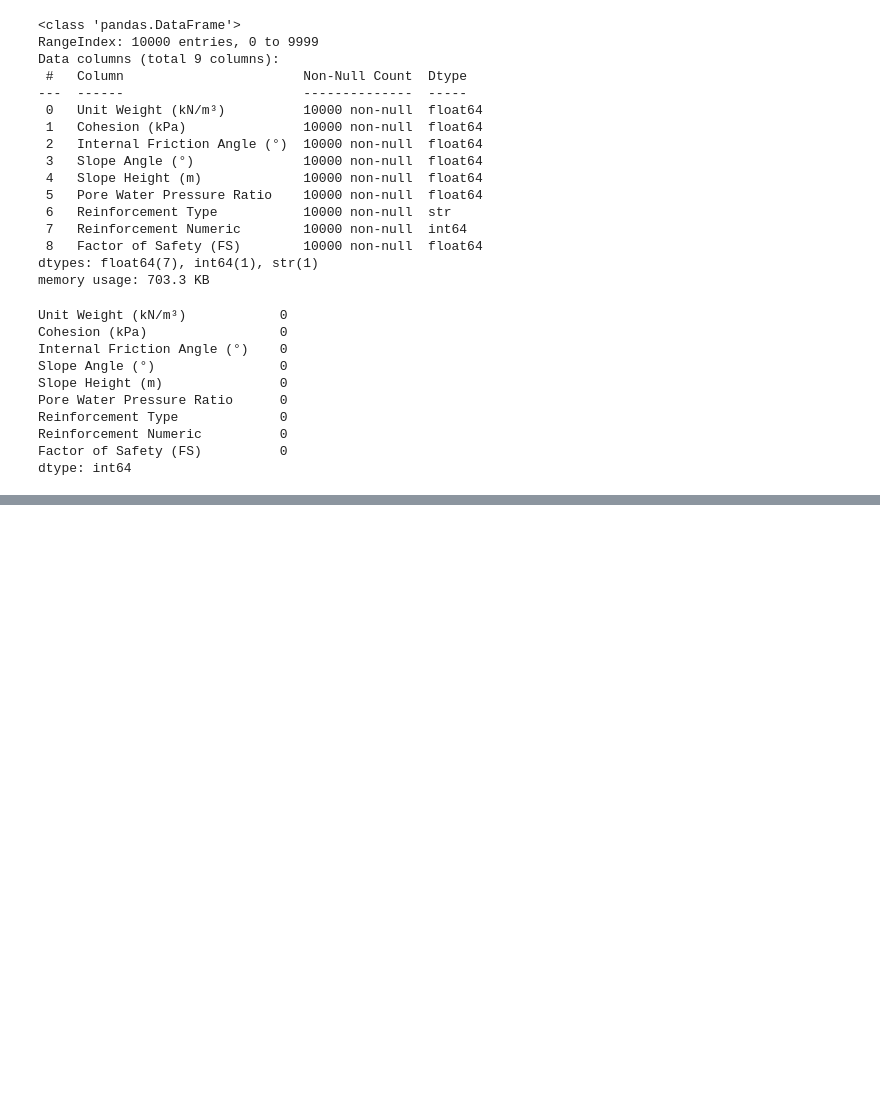
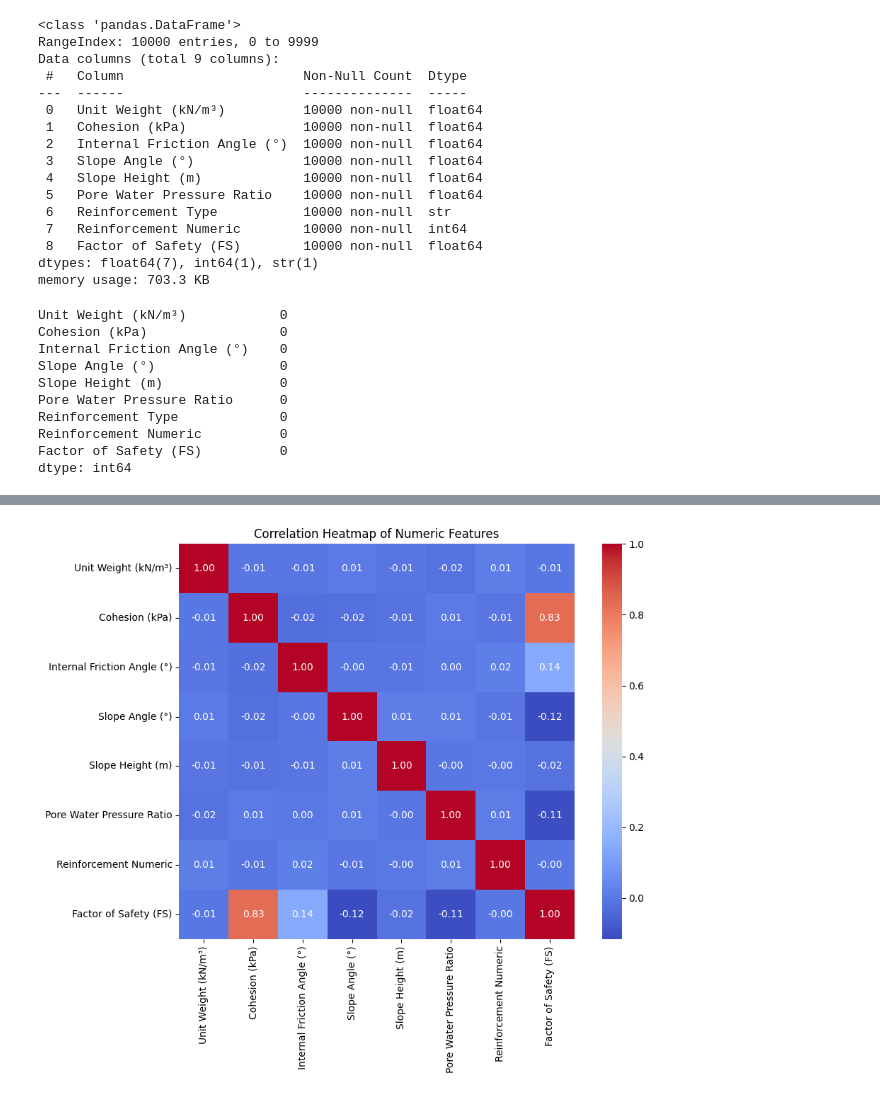
Before and after one commit to Yashar7800/Slope-Stability-Prediction, a Jupyter notebook: research/02_data_preprocessing.ipynb, the cells around one changed output, grey strips where cells are left out. Saved outputs shown, nothing was run; the diff lists cells and outputs as text; code cells hidden in the pictures; blank space fills up the shorter version.

```diff
--- a/research/02_data_preprocessing.ipynb
+++ b/research/02_data_preprocessing.ipynb
@@ -88,0 +162,13 @@ dtype: int64
+# %%
+numeric_df = data.select_dtypes(include=[np.number])
+if numeric_df.shape[1] >= 4:
+    plt.figure(figsize=(10, 8))
+    corr = numeric_df.corr()
+    sns.heatmap(corr, annot=True, cmap='coolwarm', square=True, fmt='.2f')
+    plt.title('Correlation Heatmap of Numeric Features')
+    plt.tight_layout()
+    plt.show()
+else:
+    print('Not enough numeric features to generate a correlation heatmap.')
+# %% [output]
+[figure, added]
```
Also changed, not shown: parts of 12 cells of this notebook, 16 other files.
